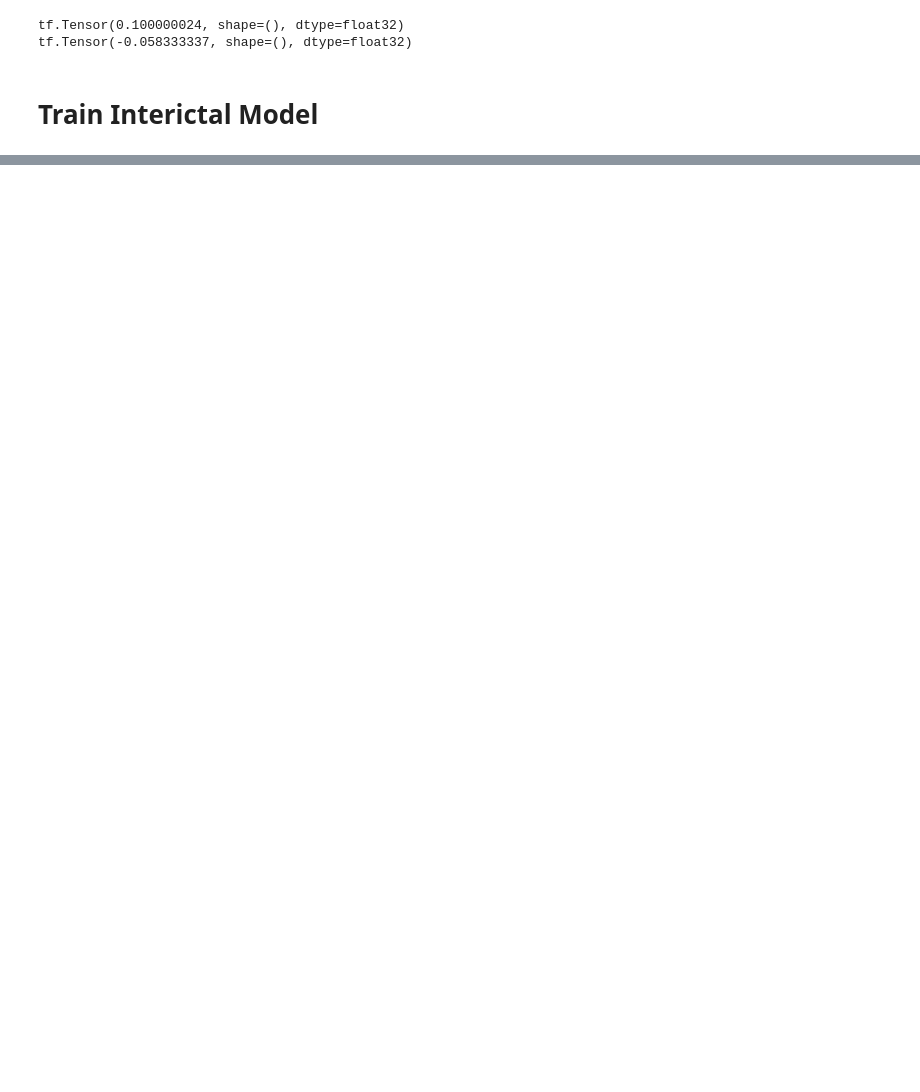
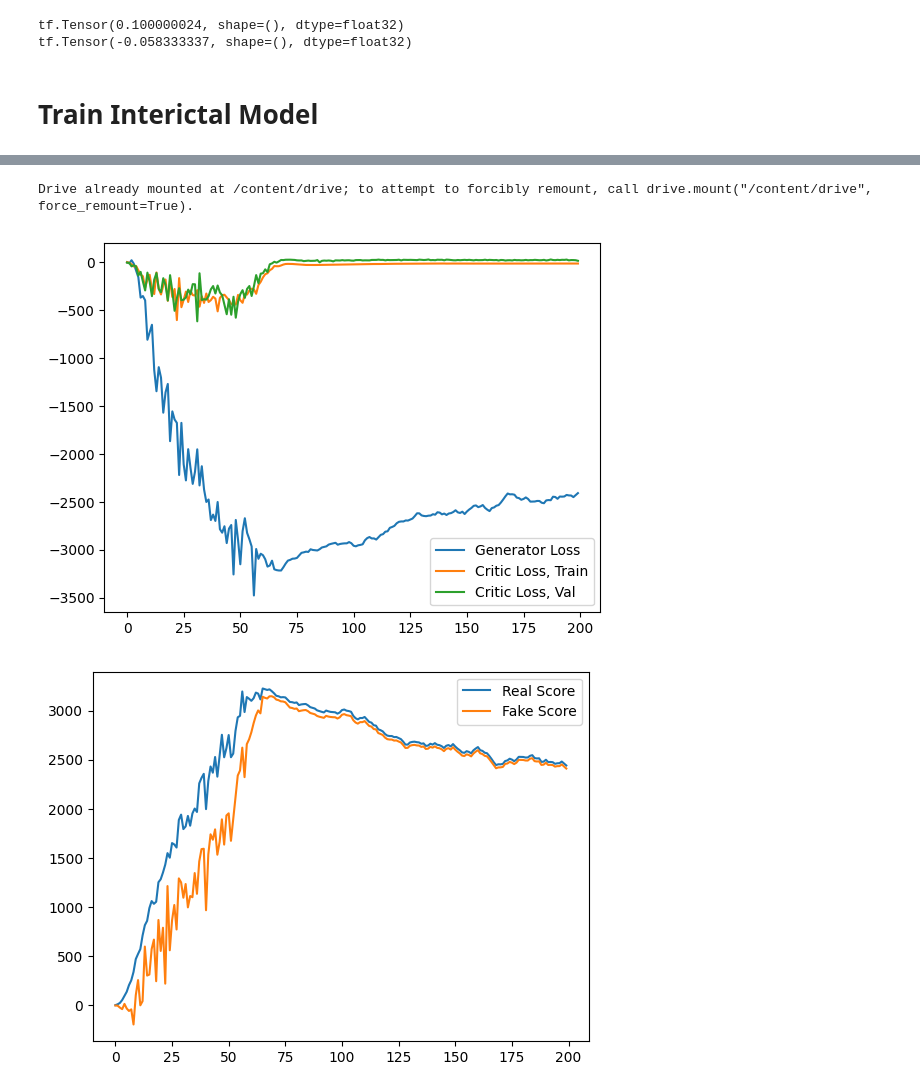
Before and after one commit to arberetum/synthetic_eeg, a Jupyter notebook: WGAN.ipynb, the cells around one changed output, grey strips where cells are left out. Drawn from its saved outputs; the diff is of its cells as text; code cells hidden in the pictures; blank space fills up the shorter version.

```diff
--- a/WGAN.ipynb
+++ b/WGAN.ipynb
@@ -491,0 +685,67 @@ Time for epoch 18 is 13.964260339736938 sec
+# %%
+# same as above but restoring from checkpoint after error
+import numpy as np
+from sklearn.preprocessing import MaxAbsScaler
+import pickle
+from google.colab import drive
+drive.mount('/content/drive')
+
+N_CRITIC = 1
+LEARNING_RATE = 0.00002
+
+save_name = f"/content/drive/MyDrive/CS534/training_results_preictal_ncritic{N_CRITIC}_lr" + str(LEARNING_RATE)
+with open(save_name, 'rb') as f:
+    results = pickle.load(f)
+
+
+plt.plot(results['gen_losses'], label='Generator Loss')
+plt.plot(results['disc_losses'], label='Critic Loss, Train')
+plt.plot(results['val_losses'], label='Critic Loss, Val')
+plt.legend()
+plt.savefig(f"{save_name}_losses.png")
+plt.show()
+
+
+plt.plot(results['real_scores'], label='Real Score')
+plt.plot(results['fake_scores'], label='Fake Score')
+plt.legend()
+plt.savefig(f"{save_name}_scores.png")
+plt.show()
+
+# prepare training data
+X = np.load("/content/drive/MyDrive/CS534/preictal_gan_train.npy")
+# take just the first 60 files
+X = X[0:WINDOW_SIZE*60*60, :]
+
+max_abs_scaler = MaxAbsScaler()
+X = max_abs_scaler.fit_transform(X)
+
+wgan = WGAN()
+wgan.checkpoint.restore('/content/drive/MyDrive/CS534/training_checkpoints/ckpt-13')
+
+# create and save synthetic data
+for j in range(1, 4):
+  if j != 3:
+      noise = tf.random.normal([1000, NOISE_DIM])
+  else:
+      noise = tf.random.normal([714, NOISE_DIM])
+  fake_sig = wgan.generator(noise, training=False)
+  fake_sig_np = np.squeeze(fake_sig[0, :, :, :].numpy())
+  for i in range(1, fake_sig.shape[0]):
+      fake_sig_np = np.concatenate((fake_sig_np, np.squeeze(fake_sig[i, :, :, :].numpy()) ))
+
+  fake_sig_np = max_abs_scaler.inverse_transform(fake_sig_np)
+
+  with open(f"/content/drive/MyDrive/CS534/preictal_set{j}.npy", 'wb') as f:
+      np.save(f, fake_sig_np)
+
+  fig = plt.figure(figsize=(12, 12))
+  for i in range(NUM_CHANNELS):
+      plt.subplot(4, 4, i+1)
+      plt.plot(fake_sig_np[0:400, i])
+      plt.title(f"Channel {i+1}")
+  plt.show()
+# %% [output]
+Drive already mounted at /content/drive; to attempt to forcibly remount, call drive.mount("/content/drive", force_remount=True).
+[figure, added]
+[figure, added]
```
Also changed, not shown: parts of 9 cells of this notebook, 5 other files.
